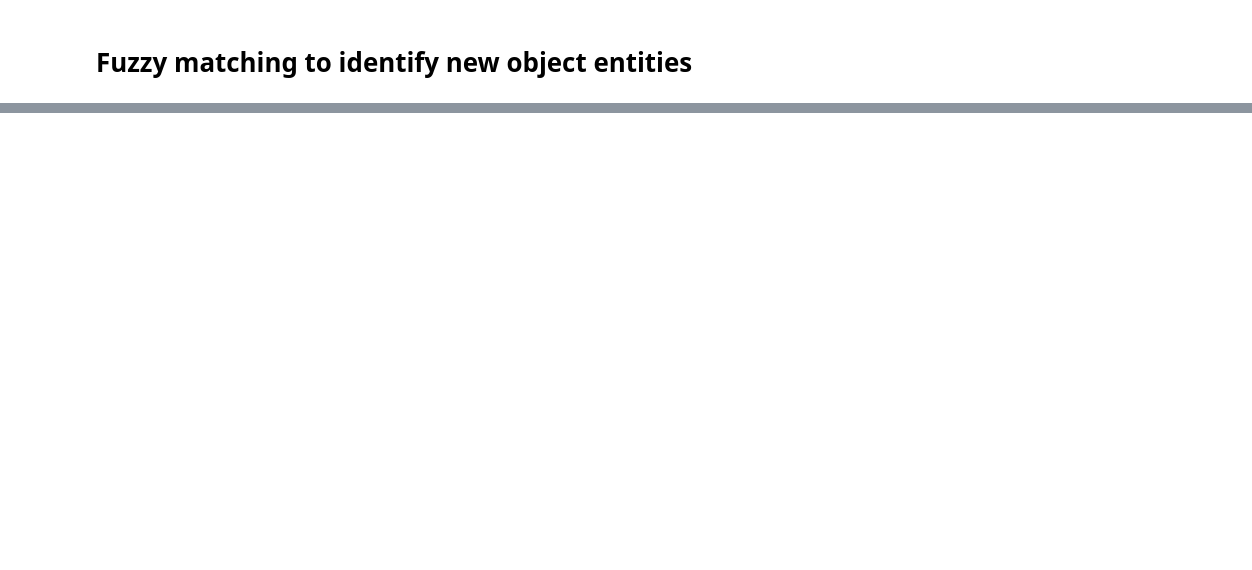
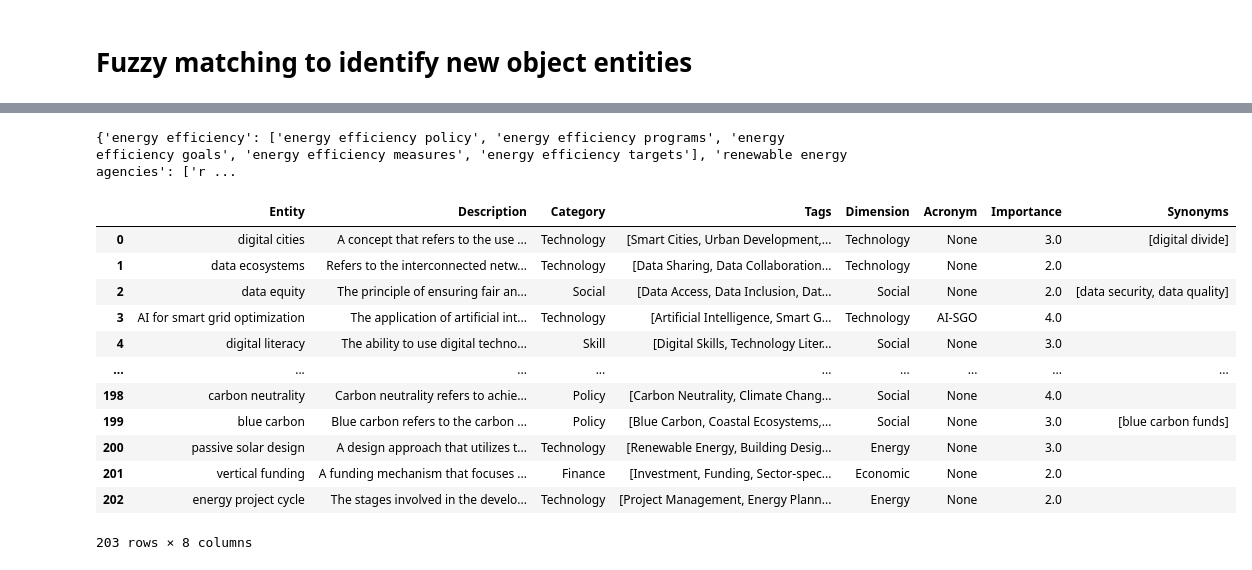
Before and after one commit to UNDP-Data/dsc-energy-knowledge-graph, a Jupyter notebook: 01_Code/KG_Creation_Pipeline.ipynb, the cells around one changed output, grey strips where cells are left out. Saved outputs shown, nothing was run; the diff lists cells and outputs as text; code cells hidden in the pictures; blank space fills up the shorter version.

```diff
--- a/01_Code/KG_Creation_Pipeline.ipynb
+++ b/01_Code/KG_Creation_Pipeline.ipynb
@@ -416,0 +268,53 @@ list
+# %%
+with open('../03_Output/00_GPT KGs/Relations.json', "r") as file:
+    rel = file.read()
+    all_relations = json.loads(rel)
+    file.close()
+# %%
+metadata_df = pd.DataFrame(all_entities)
+#updated_entities = pd.concat(entities, ent_lst)
+relations_df = pd.DataFrame(all_relations)
+# %%
+
+
+synonyms = {}
+objects = relations_df['Object']
+
+for obj in objects:
+    if obj.lower() not in entities:
+        ratio_list = []
+        ratio_list.extend(fuzz.ratio(obj.lower(), entity.lower()) for entity in entities)
+        score = max(ratio_list)
+        index = ratio_list.index(score)
+        match = entities[index]
+        #print("Object: " + obj + " || Match: " + match + " || Score: " + str(score))
+
+        if score > 75 and score != 100:
+            if match in synonyms:
+                if obj.lower() not in synonyms[match]:
+                    synonyms[match].append(obj.lower())
+            else:
+                synonyms[match] = [obj.lower()]
+
+print(synonyms)
+# %% [output]
+{'energy efficiency': ['energy efficiency policy', 'energy efficiency programs', 'energy efficiency goals', 'energy efficiency measures', 'energy efficiency targets'], 'renewable energy agencies': ['r ...
+# %%
+metadata_df['Synonyms'] = ""
+metadata_df['Synonyms'] = ent_lst['Entity'].map(synonyms).fillna(metadata_df['Synonyms'])
+# %%
+metadata_df
+# %% [output]
+|  | Entity | Description | Category | Tags | Dimension | Acronym | Importance | Synonyms |
+| 0 | digital cities | A concept that refers to the use ... | Technology | [Smart Cities, Urban Development,... | Technology | None | 3.0 | [digital divide] |
+| 1 | data ecosystems | Refers to the interconnected netw... | Technology | [Data Sharing, Data Collaboration... | Technology | None | 2.0 |  |
+| 2 | data equity | The principle of ensuring fair an... | Social | [Data Access, Data Inclusion, Dat... | Social | None | 2.0 | [data security, data quality] |
+| 3 | AI for smart grid optimization | The application of artificial int... | Technology | [Artificial Intelligence, Smart G... | Technology | AI-SGO | 4.0 |  |
+| 4 | digital literacy | The ability to use digital techno... | Skill | [Digital Skills, Technology Liter... | Social | None | 3.0 |  |
+| ... | ... | ... | ... | ... | ... | ... | ... | ... |
+| 198 | carbon neutrality | Carbon neutrality refers to achie... | Policy | [Carbon Neutrality, Climate Chang... | Social | None | 4.0 |  |
+| 199 | blue carbon | Blue carbon refers to the carbon ... | Policy | [Blue Carbon, Coastal Ecosystems,... | Social | None | 3.0 | [blue carbon funds] |
+| 200 | passive solar design | A design approach that utilizes t... | Technology | [Renewable Energy, Building Desig... | Energy | None | 3.0 |  |
+| 201 | vertical funding | A funding mechanism that focuses ... | Finance | [Investment, Funding, Sector-spec... | Economic | None | 2.0 |  |
+| 202 | energy project cycle | The stages involved in the develo... | Technology | [Project Management, Energy Plann... | Energy | None | 2.0 |  |
+203 rows × 8 columns
```
Also changed, not shown: parts of 46 cells of this notebook, 53 other files.
